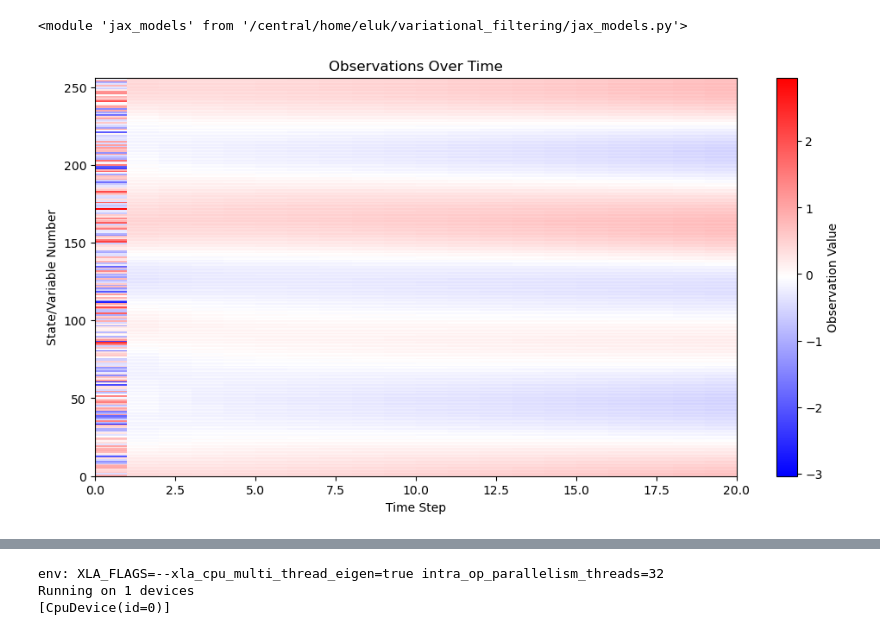
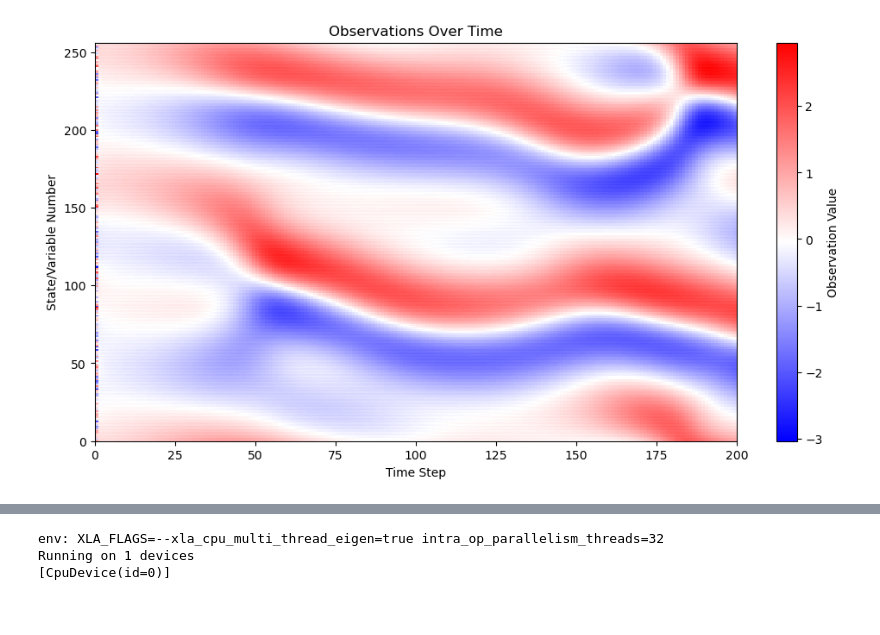
Before and after one commit to enochcluk/variational_filtering, a Jupyter notebook: experiments.ipynb, the cells around one changed output, grey strips where cells are left out. Saved outputs shown, nothing was run; the diff lists cells and outputs as text; code cells hidden in the pictures.

```diff
--- a/experiments.ipynb
+++ b/experiments.ipynb
@@ -1,6 +1,5 @@
 # %%
 import importlib
-import jax_models
 from jax.scipy.linalg import inv, det, svd
 import jax.numpy as np
 from jax import random, jit, lax
@@ -11,33 +10,29 @@ import jax
 from jax_models import visualize_observations, KuramotoSivashinsky, generate_true_states, generate_gc_localization_matrix
 from jax_filters import ensrf_steps
 from jax.tree_util import Partial
-
-importlib.reload(jax_models)
-# %% [output]
-<module 'jax_models' from '/central/home/eluk/variational_filtering/jax_models.py'>
 # %%
 # Initialize parameters
-num_steps = 20  # Number of simulation steps
+num_steps = 200  # Number of simulation steps
 n = 256 # Dimensionality of the state space for KS model
 observation_interval = 5  # Interval at which observations are made
 dt = 0.25  # Time step for the KS model
 
 ks_model = KuramotoSivashinsky(dt=dt, s=n, l=22, M=16)
 
 # Initial state
 key = random.PRNGKey(0)  # Random key for reproducibility
 x0 = random.normal(key, (n,))
 initial_state  = x0
 # Noise covariances
 Q = 0.01 * np.eye(n)  # Process noise covariance
 R = 0.5 * np.eye(n)  # Observation noise covariance
 # Observation matrix (identity matrix for direct observation of all state variables)
 H = np.eye(n)
 # Generate observations
 ks_step = Partial(ks_model.step)
 observations, true_states = generate_true_states(key, num_steps, n, x0, H, Q, R, ks_step, observation_interval)
 
 # Visualize the observations
 visualize_observations(true_states)
 # %% [output]
-[figure, old version]
+[figure, new version]
```
Also changed, not shown: parts of 8 cells of this notebook, 8 other files.
